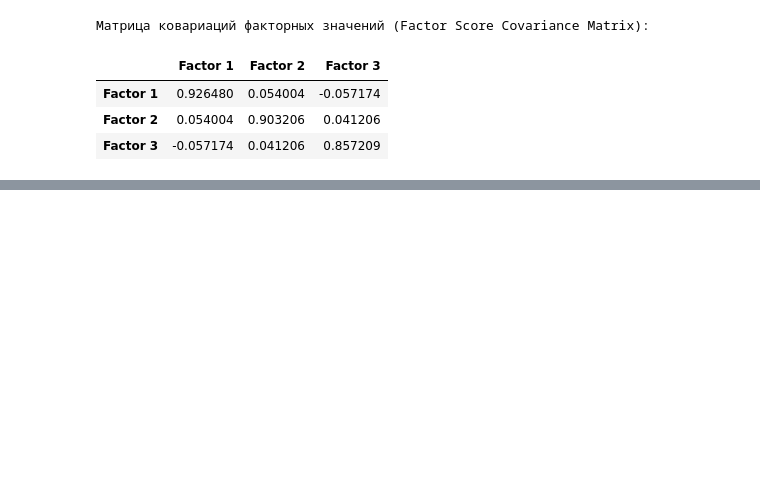
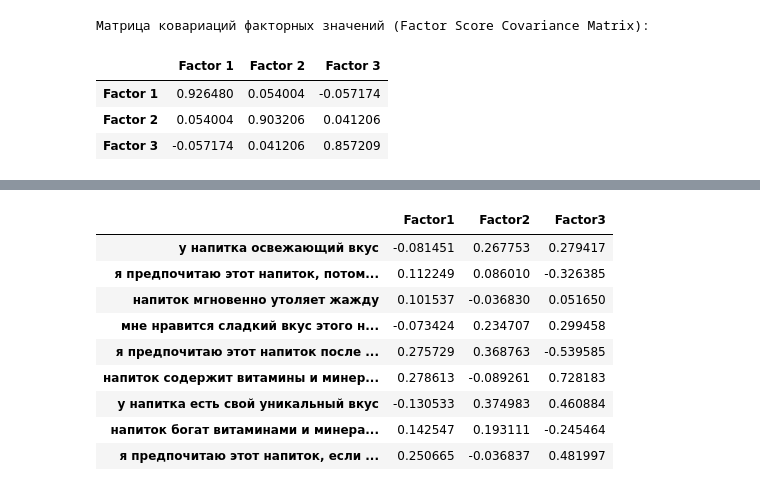
Before and after one commit to PetrBonyuk/data_analysis, a Jupyter notebook: factoranalis.ipynb, the cells around one changed output, grey strips where cells are left out. Saved outputs shown, nothing was run; the diff lists cells and outputs as text; code cells hidden in the pictures; blank space fills up the shorter version.

```diff
--- a/factoranalis.ipynb
+++ b/factoranalis.ipynb
@@ -735,0 +765,79 @@ factor_score_coefficients_df
+# %%
+import pandas as pd
+import numpy as np
+from factor_analyzer import FactorAnalyzer
+from sklearn.preprocessing import StandardScaler
+
+# Стандартизация данных
+scaler = StandardScaler()
+data_standardized = scaler.fit_transform(data)
+data_standardized = pd.DataFrame(data_standardized, columns=data.columns)
+
+# Инициализация FactorAnalyzer с 3 факторами и без вращения
+fa = FactorAnalyzer(n_factors=3, rotation=None)
+
+# Обучение модели на данных
+fa.fit(data_standardized)
+
+# Получение матрицы факторных нагрузок
+loadings = fa.loadings_
+
+# Получение уникальных дисперсий
+uniqueness = fa.get_uniquenesses()
+psi = np.diag(uniqueness)
+
+# Метод Бартлетта
+def calculate_bartlett_scores(loadings, psi, data):
+    # Веса для метода Бартлетта
+    weights = np.linalg.inv(loadings.T @ np.linalg.inv(psi) @ loadings) @ loadings.T @ np.linalg.inv(psi)
+    # Факторные счета
+    factor_scores = data @ weights.T
+    return factor_scores, weights
+
+# Метод Андерсена–Рубина
+def calculate_anderson_rubin_scores(loadings, psi, data):
+    # Веса для метода Андерсена–Рубина
+    weights = np.linalg.inv(loadings.T @ np.linalg.inv(psi) @ loadings) @ loadings.T @ np.linalg.inv(psi)
+    # Нормализация весов для ортогональности
+    weights = weights / np.linalg.norm(weights, axis=0)
+    # Факторные счета
+    factor_scores = data @ weights.T
+    return factor_scores, weights
+
+# Вычисление факторных счетов
+factor_scores_bartlett, weights_bartlett = calculate_bartlett_scores(loadings, psi, data_standardized)
+factor_scores_anderson, weights_anderson = calculate_anderson_rubin_scores(loadings, psi, data_standardized)
+
+# Создание DataFrame для удобного отображения
+coefficients_df_bartlett = pd.DataFrame(
+    weights_bartlett.T,  # Транспонирование матрицы весов
+    index=data.columns,
+    columns=['Factor1', 'Factor2', 'Factor3']
+)
+
+coefficients_df_anderson = pd.DataFrame(
+    weights_anderson.T,  # Транспонирование матрицы весов
+    index=data.columns,
+    columns=['Factor1', 'Factor2', 'Factor3']
+)
+
+# Названия переменных
+variable_names = [
+    "у напитка освежающий вкус",
+    "я предпочитаю этот напиток, потому что в нем меньше калорий, чем в других",
+    "напиток мгновенно утоляет жажду",
+    "мне нравится сладкий вкус этого напитка",
+    "я предпочитаю этот напиток после занятий спортом и физических нагрузок: он заряжает энергией",
+    "напиток содержит витамины и минералы, помогающие справиться с жаждой",
+    "у напитка есть свой уникальный вкус",
+    "напиток богат витаминами и минералами, полезными для здоровья",
+    "я предпочитаю этот напиток, если действительно хочется пить"
+]
+
+# Замена индексов в DataFrame на описательные названия переменных
+coefficients_df_bartlett.index = variable_names
+coefficients_df_anderson.index = variable_names
+# Вывод матрицы коэффициентов факторных счетов (метод Бартлетта)
+print("Матрица коэффициентов факторных счетов (метод Бартлетта):")
+coefficients_df_bartlett
+# %% [output]
@@ -735,0 +845,10 @@ factor_score_coefficients_df
+|  | Factor1 | Factor2 | Factor3 |
+| у напитка освежающий вкус | -0.081451 | 0.267753 | 0.279417 |
+| я предпочитаю этот напиток, потом... | 0.112249 | 0.086010 | -0.326385 |
+| напиток мгновенно утоляет жажду | 0.101537 | -0.036830 | 0.051650 |
+| мне нравится сладкий вкус этого н... | -0.073424 | 0.234707 | 0.299458 |
+| я предпочитаю этот напиток после ... | 0.275729 | 0.368763 | -0.539585 |
+| напиток содержит витамины и минер... | 0.278613 | -0.089261 | 0.728183 |
+| у напитка есть свой уникальный вкус | -0.130533 | 0.374983 | 0.460884 |
+| напиток богат витаминами и минера... | 0.142547 | 0.193111 | -0.245464 |
+| я предпочитаю этот напиток, если ... | 0.250665 | -0.036837 | 0.481997 |
```
Also changed, not shown: parts of 40 cells of this notebook.
